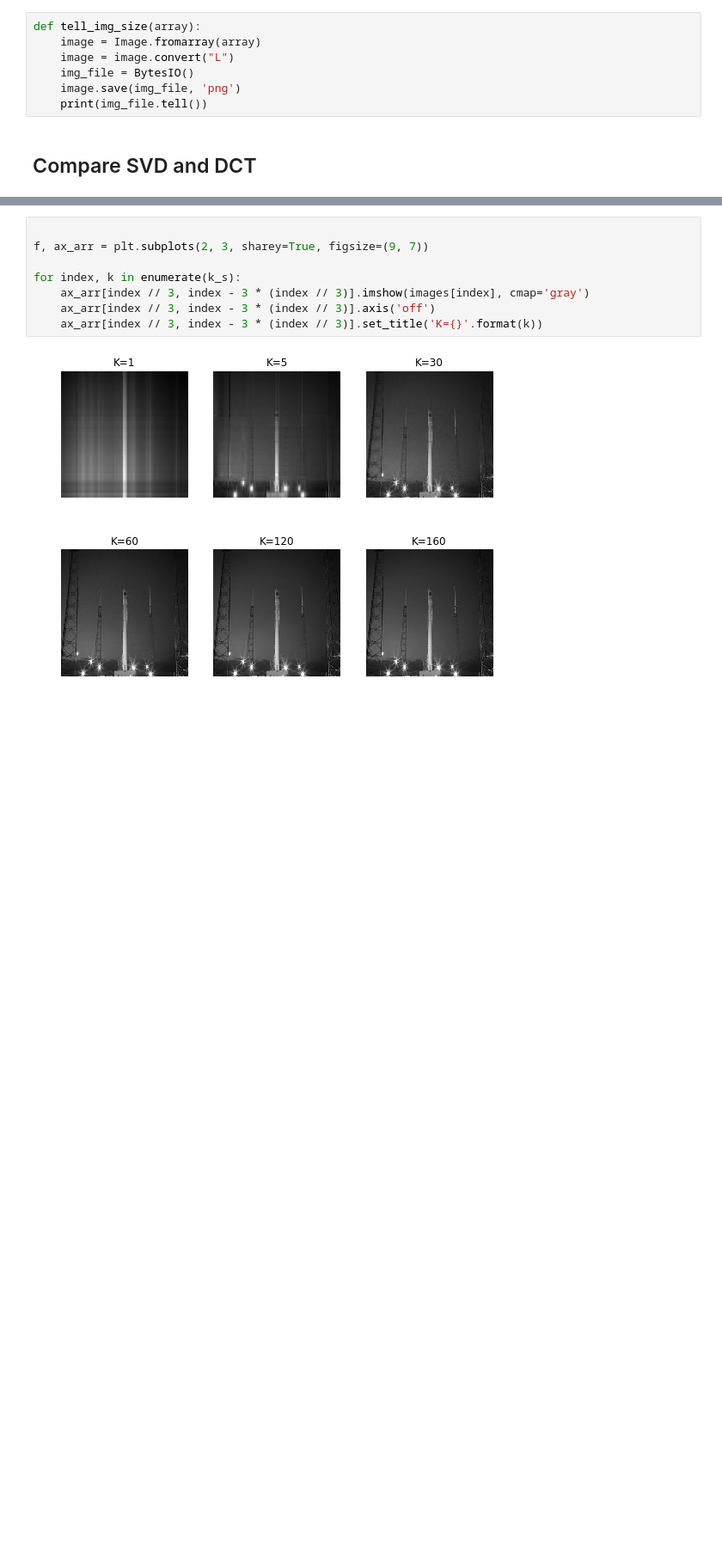
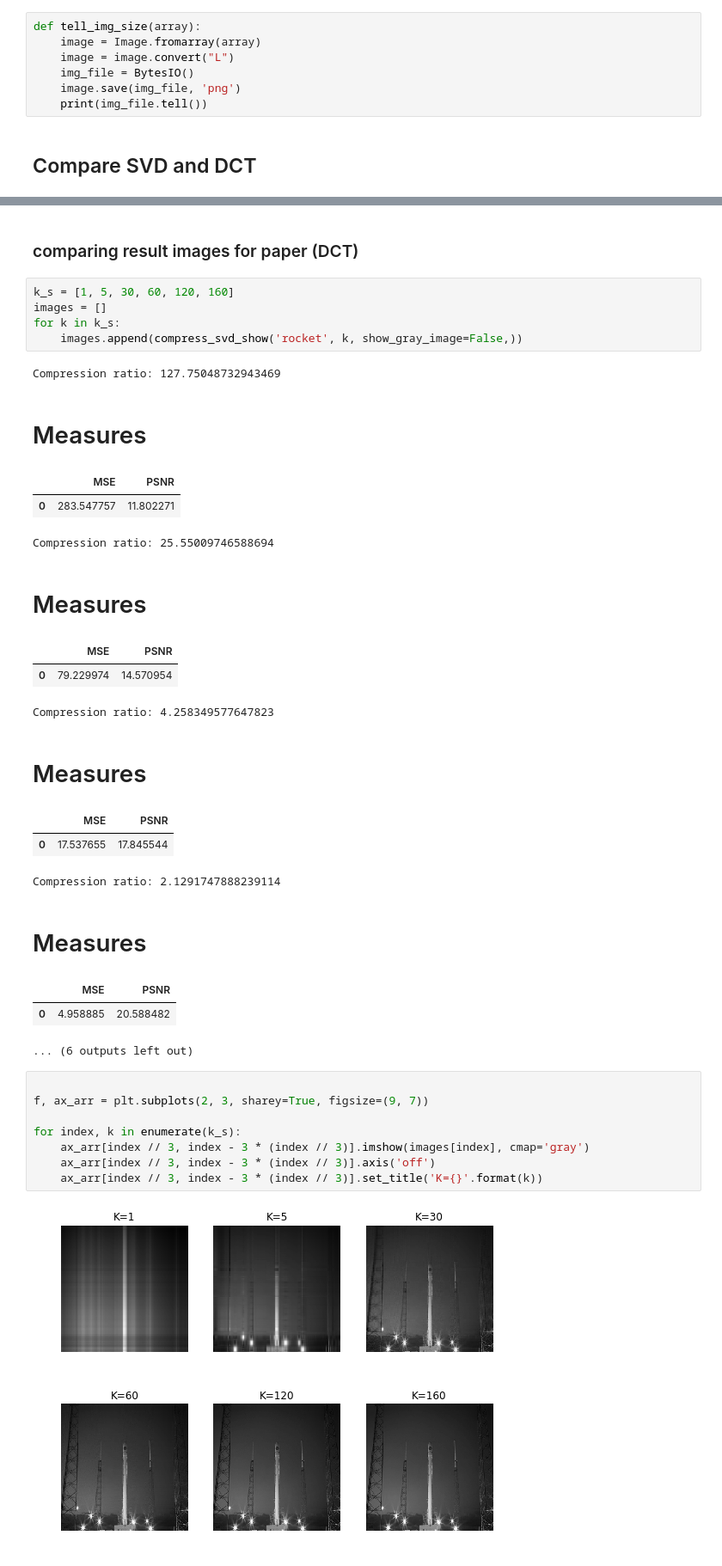
Before and after one commit to costefan/image-compression-comparing, a Jupyter notebook: SVD _3ed.ipynb, the cells around one changed output, grey strips where cells are left out. Shown at 86% size. Saved outputs shown, nothing was run; the diff lists cells and outputs as text; blank space fills up the shorter version.

```diff
--- a/SVD _3ed.ipynb
+++ b/SVD _3ed.ipynb
@@ -384,3 +402,28 @@ Measures
+# %% [markdown]
+### comparing result images for paper (DCT)
+# %%
+k_s = [1, 5, 30, 60, 120, 160]
+images = []
+for k in k_s:
+    images.append(compress_svd_show('rocket', k, show_gray_image=False,))
+# %% [output]
+Compression ratio: 127.75048732943469
+Measures
+|  | MSE | PSNR |
+| 0 | 283.547757 | 11.802271 |
+Compression ratio: 25.55009746588694
+Measures
+|  | MSE | PSNR |
+| 0 | 79.229974 | 14.570954 |
+Compression ratio: 4.258349577647823
+Measures
+|  | MSE | PSNR |
+| 0 | 17.537655 | 17.845544 |
+Compression ratio: 2.1291747888239114
+Measures
+|  | MSE | PSNR |
+| 0 | 4.958885 | 20.588482 |
+... (6 outputs left out)
 # %%
 
 f, ax_arr = plt.subplots(2, 3, sharey=True, figsize=(9, 7))
```
Also changed, not shown: parts of 20 cells of this notebook.
